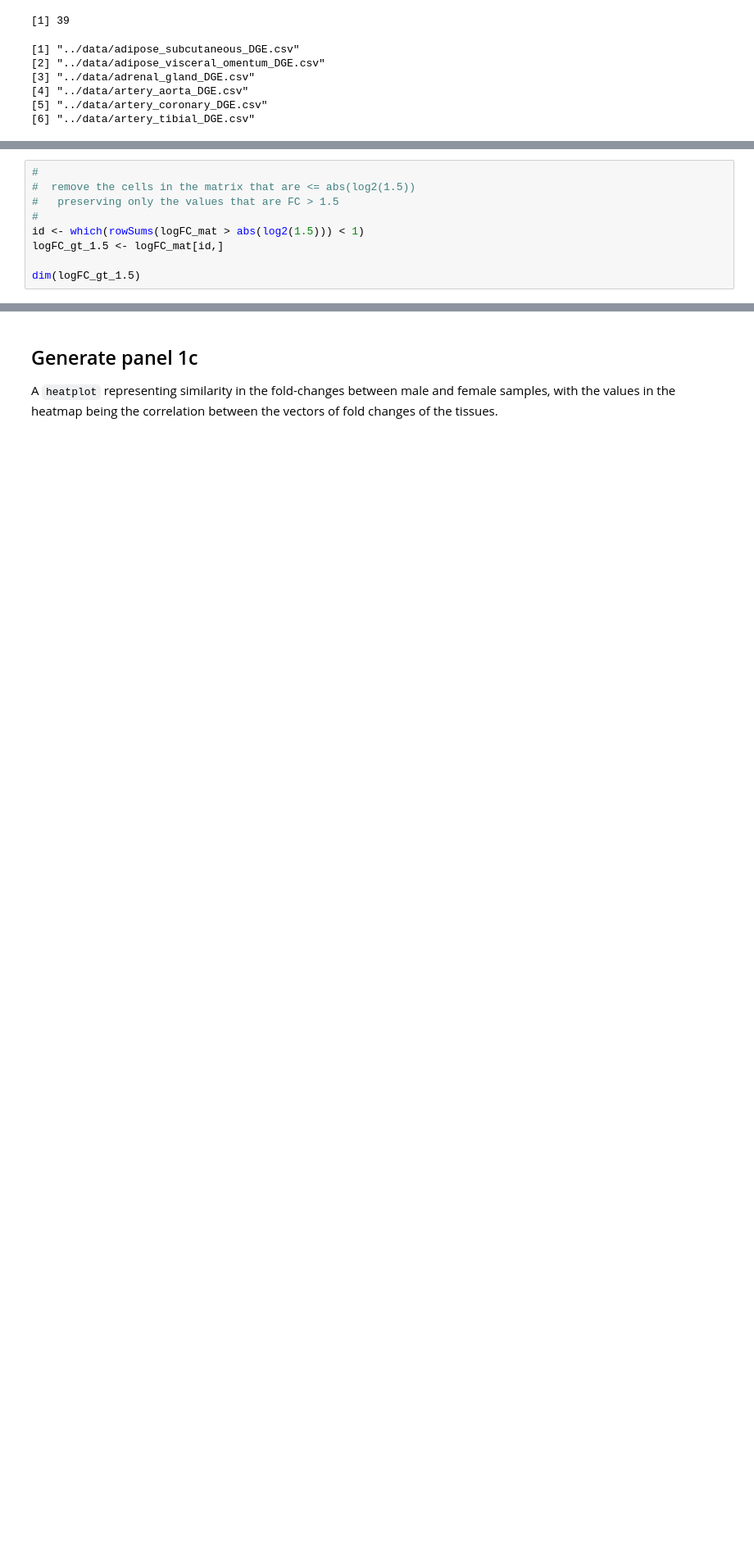
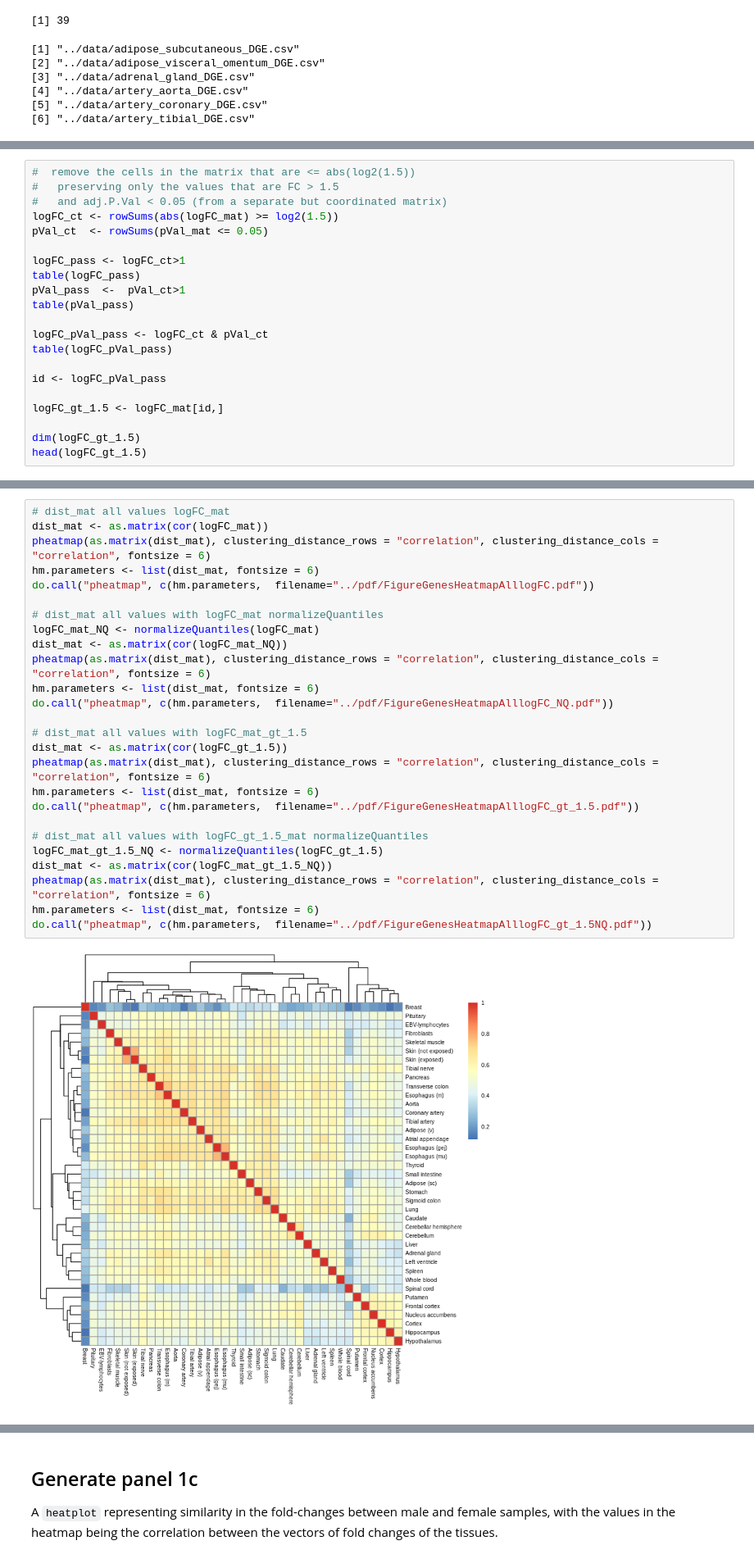
Before and after one commit to TheJacksonLaboratory/sbas, a Jupyter notebook: jupyter/figure1.ipynb, the cells around one changed output, grey strips where cells are left out. Shown at 82% size. Cells and saved outputs as stored; diff of their text form; blank space fills up the shorter version.

```diff
--- a/jupyter/figure1.ipynb
+++ b/jupyter/figure1.ipynb
@@ -580,10 +751,22 @@ A matrix: 6 × 39 of type dbl
 # %%
-#
 #  remove the cells in the matrix that are <= abs(log2(1.5))
 #   preserving only the values that are FC > 1.5
-#
-id <- which(rowSums(logFC_mat > abs(log2(1.5))) < 1)
+#   and adj.P.Val < 0.05 (from a separate but coordinated matrix)
+logFC_ct <- rowSums(abs(logFC_mat) >= log2(1.5))
+pVal_ct  <- rowSums(pVal_mat <= 0.05)
+
+logFC_pass <- logFC_ct>1
+table(logFC_pass)
+pVal_pass  <-  pVal_ct>1
+table(pVal_pass)
+
+logFC_pVal_pass <- logFC_ct & pVal_ct
+table(logFC_pVal_pass)
+
+id <- logFC_pVal_pass
+
 logFC_gt_1.5 <- logFC_mat[id,]
 
 dim(logFC_gt_1.5)
+head(logFC_gt_1.5)
 # %% [output]
@@ -606 +791,29 @@ A matrix: 6 × 39 of type dbl
+# %%
+# dist_mat all values logFC_mat
+dist_mat <- as.matrix(cor(logFC_mat))
+pheatmap(as.matrix(dist_mat), clustering_distance_rows = "correlation", clustering_distance_cols = "correlation", fontsize = 6)
+hm.parameters <- list(dist_mat, fontsize = 6)
+do.call("pheatmap", c(hm.parameters,  filename="../pdf/FigureGenesHeatmapAlllogFC.pdf"))
+
+# dist_mat all values with logFC_mat normalizeQuantiles
+logFC_mat_NQ <- normalizeQuantiles(logFC_mat)
+dist_mat <- as.matrix(cor(logFC_mat_NQ))
+pheatmap(as.matrix(dist_mat), clustering_distance_rows = "correlation", clustering_distance_cols = "correlation", fontsize = 6)
+hm.parameters <- list(dist_mat, fontsize = 6)
+do.call("pheatmap", c(hm.parameters,  filename="../pdf/FigureGenesHeatmapAlllogFC_NQ.pdf"))
+
+# dist_mat all values with logFC_mat_gt_1.5
+dist_mat <- as.matrix(cor(logFC_gt_1.5))
+pheatmap(as.matrix(dist_mat), clustering_distance_rows = "correlation", clustering_distance_cols = "correlation", fontsize = 6)
+hm.parameters <- list(dist_mat, fontsize = 6)
+do.call("pheatmap", c(hm.parameters,  filename="../pdf/FigureGenesHeatmapAlllogFC_gt_1.5.pdf"))
+
+# dist_mat all values with logFC_gt_1.5_mat normalizeQuantiles
+logFC_mat_gt_1.5_NQ <- normalizeQuantiles(logFC_gt_1.5)
+dist_mat <- as.matrix(cor(logFC_mat_gt_1.5_NQ))
+pheatmap(as.matrix(dist_mat), clustering_distance_rows = "correlation", clustering_distance_cols = "correlation", fontsize = 6)
+hm.parameters <- list(dist_mat, fontsize = 6)
+do.call("pheatmap", c(hm.parameters,  filename="../pdf/FigureGenesHeatmapAlllogFC_gt_1.5NQ.pdf"))
+# %% [output]
+[figure, added]
 # %%
```
Also changed, not shown: parts of 45 cells of this notebook, 4 other files.
